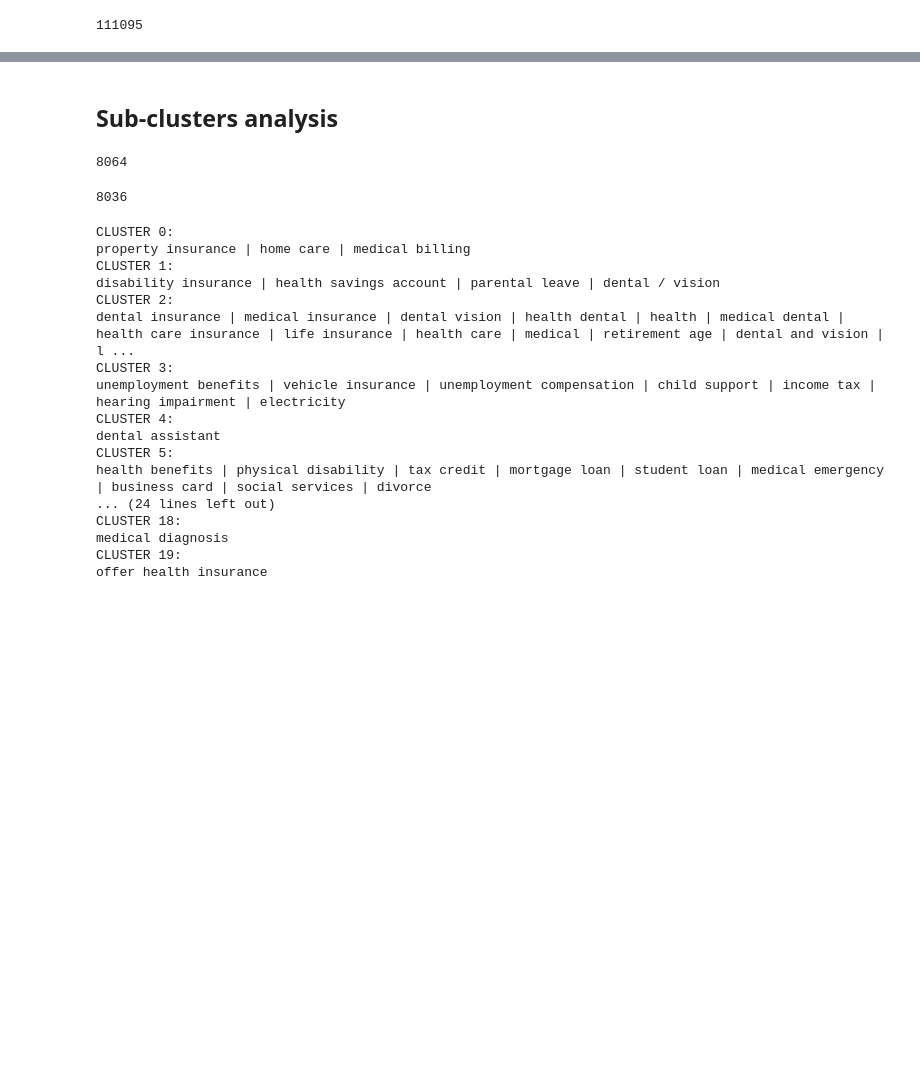
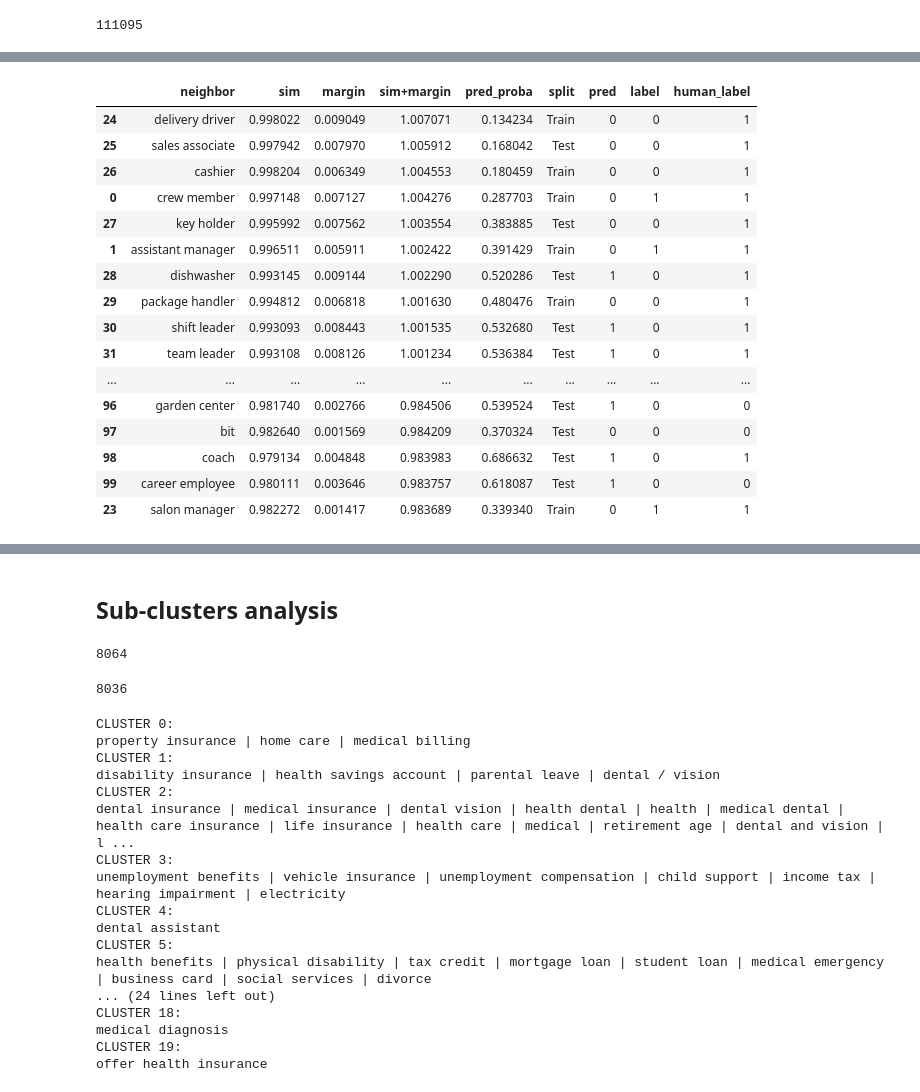
Before and after one commit to megagonlabs/eseBench, a Jupyter notebook: src/kb_toolkit/KBExtract-2.ipynb, the cells around one changed output, grey strips where cells are left out. Cells and saved outputs as stored; diff of their text form; code cells hidden in the pictures; blank space fills up the shorter version.

```diff
--- a/src/kb_toolkit/KBExtract-2.ipynb
+++ b/src/kb_toolkit/KBExtract-2.ipynb
@@ -1180,0 +1285,6 @@ _ce_df.sort_values(by='sim+margin', ascending=False).head(20)
+# %%
+train_X = feats_X[pos_train_ids + neg_train_ids]
+train_Y = labels_Y[pos_train_ids + neg_train_ids]
+test_X = feats_X[pos_test_ids + neg_test_ids]
+test_Y = labels_Y[pos_test_ids + neg_test_ids]
+train_X.shape, test_Y.shape
@@ -1180,0 +1293,6 @@ _ce_df.sort_values(by='sim+margin', ascending=False).head(20)
+# %%
+clf = LogisticRegression(tol=1e-4, C=1e4)
+clf.fit(train_X, train_Y)
+
+# coef for [sim, log(1-sim), 2nd_sim, log(1-2nd_sim), margin, log(margin)]
+clf.coef_
@@ -1180,0 +1328,41 @@ _ce_df.sort_values(by='sim+margin', ascending=False).head(20)
+# %%
+_pred_proba_all = clf.predict_proba(feats_X)[:, 1]
+_preds_all = clf.predict(feats_X)
+assert np.allclose(_preds_all, (_pred_proba_all > 0.5).astype(int))
+# %%
+_df = pd.DataFrame(all_samples)
+_df['pred_proba'] = _pred_proba_all
+_df['pred'] = _preds_all
+_df['label'] = labels_Y
+_df['human_label'] = _df.apply(lambda d : d[2] in ee_labels_dict['job_position'], axis=1).astype(int)
+
+_split = ['Test'] * len(all_samples)
+for i in pos_train_ids + neg_train_ids:
+    _split[i] = 'Train'
+# for i in pos_test_ids + neg_test_ids:
+#     _split[i] = 'Test'
+_df['split'] = _split
+
+_df.sort_values(by='sim+margin', ascending=False, inplace=True)
+# %%
+# pd.set_option("display.max_rows", 100)
+
+_df[['neighbor', 'sim', 'margin', 'sim+margin', 'pred_proba', 'split', 'pred', 'label', 'human_label']].head(100)
+# %% [output]
+|  | neighbor | sim | margin | sim+margin | pred_proba | split | pred | label | human_label |
+| 24 | delivery driver | 0.998022 | 0.009049 | 1.007071 | 0.134234 | Train | 0 | 0 | 1 |
+| 25 | sales associate | 0.997942 | 0.007970 | 1.005912 | 0.168042 | Test | 0 | 0 | 1 |
+| 26 | cashier | 0.998204 | 0.006349 | 1.004553 | 0.180459 | Train | 0 | 0 | 1 |
+| 0 | crew member | 0.997148 | 0.007127 | 1.004276 | 0.287703 | Train | 0 | 1 | 1 |
+| 27 | key holder | 0.995992 | 0.007562 | 1.003554 | 0.383885 | Test | 0 | 0 | 1 |
+| 1 | assistant manager | 0.996511 | 0.005911 | 1.002422 | 0.391429 | Train | 0 | 1 | 1 |
+| 28 | dishwasher | 0.993145 | 0.009144 | 1.002290 | 0.520286 | Test | 1 | 0 | 1 |
+| 29 | package handler | 0.994812 | 0.006818 | 1.001630 | 0.480476 | Train | 0 | 0 | 1 |
+| 30 | shift leader | 0.993093 | 0.008443 | 1.001535 | 0.532680 | Test | 1 | 0 | 1 |
+| 31 | team leader | 0.993108 | 0.008126 | 1.001234 | 0.536384 | Test | 1 | 0 | 1 |
+| ... | ... | ... | ... | ... | ... | ... | ... | ... | ... |
+| 96 | garden center | 0.981740 | 0.002766 | 0.984506 | 0.539524 | Test | 1 | 0 | 0 |
+| 97 | bit | 0.982640 | 0.001569 | 0.984209 | 0.370324 | Test | 0 | 0 | 0 |
+| 98 | coach | 0.979134 | 0.004848 | 0.983983 | 0.686632 | Test | 1 | 0 | 1 |
+| 99 | career employee | 0.980111 | 0.003646 | 0.983757 | 0.618087 | Test | 1 | 0 | 0 |
+| 23 | salon manager | 0.982272 | 0.001417 | 0.983689 | 0.339340 | Train | 0 | 1 | 1 |
```
Also changed, not shown: parts of 38 cells of this notebook, 12 other files.
